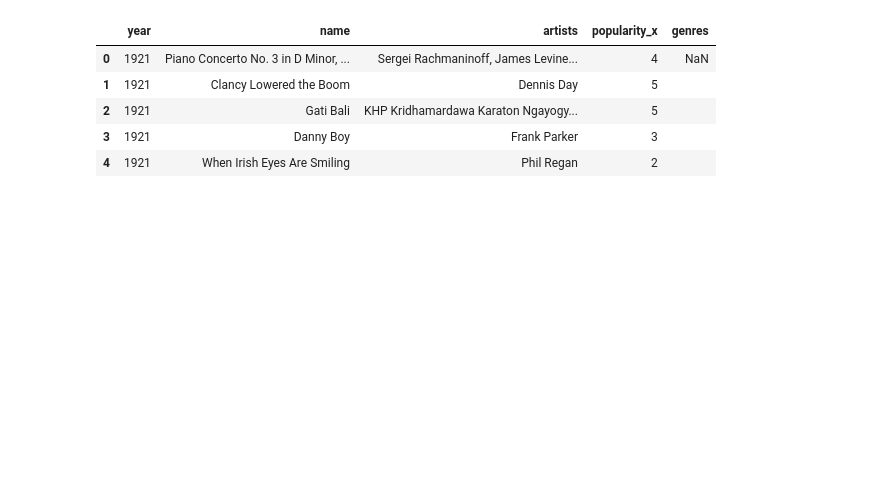
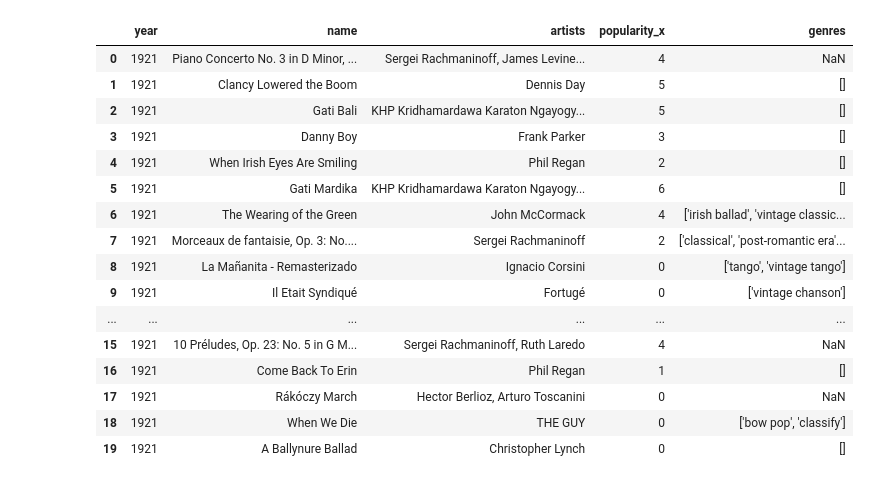
Before and after one commit to GND95/Project_1, a Jupyter notebook: popularity.ipynb, the cells around one changed output. Drawn from its saved outputs; the diff is of its cells as text; code cells hidden in the pictures; blank space fills up the shorter version.

```diff
--- a/popularity.ipynb
+++ b/popularity.ipynb
@@ -47,0 +27,3 @@ merge_genre.head(20)
+# %%
+#merge cvs with genres and the main date set
+merge_genre = music_df.merge(genre_df,on=["artists"],how = "left")
@@ -49,14 +50,25 @@ merge_genre.head(20)
 # Create dataframe with only necesary columns
 year_df = merge_genre[["year","name","artists","popularity_x","genres"]]
 # %%
-year_df.head()
+year_df.head(20)
 # %% [output]
 |  | year | name | artists | popularity_x | genres |
 | 0 | 1921 | Piano Concerto No. 3 in D Minor, ... | Sergei Rachmaninoff, James Levine... | 4 | NaN |
-| 1 | 1921 | Clancy Lowered the Boom | Dennis Day | 5 |  |
-| 2 | 1921 | Gati Bali | KHP Kridhamardawa Karaton Ngayogy... | 5 |  |
-| 3 | 1921 | Danny Boy | Frank Parker | 3 |  |
-| 4 | 1921 | When Irish Eyes Are Smiling | Phil Regan | 2 |  |
+| 1 | 1921 | Clancy Lowered the Boom | Dennis Day | 5 | [] |
+| 2 | 1921 | Gati Bali | KHP Kridhamardawa Karaton Ngayogy... | 5 | [] |
+| 3 | 1921 | Danny Boy | Frank Parker | 3 | [] |
+| 4 | 1921 | When Irish Eyes Are Smiling | Phil Regan | 2 | [] |
+| 5 | 1921 | Gati Mardika | KHP Kridhamardawa Karaton Ngayogy... | 6 | [] |
+| 6 | 1921 | The Wearing of the Green | John McCormack | 4 | ['irish ballad', 'vintage classic... |
+| 7 | 1921 | Morceaux de fantaisie, Op. 3: No.... | Sergei Rachmaninoff | 2 | ['classical', 'post-romantic era'... |
+| 8 | 1921 | La Mañanita - Remasterizado | Ignacio Corsini | 0 | ['tango', 'vintage tango'] |
+| 9 | 1921 | Il Etait Syndiqué | Fortugé | 0 | ['vintage chanson'] |
+| ... | ... | ... | ... | ... | ... |
+| 15 | 1921 | 10 Préludes, Op. 23: No. 5 in G M... | Sergei Rachmaninoff, Ruth Laredo | 4 | NaN |
+| 16 | 1921 | Come Back To Erin | Phil Regan | 1 | [] |
+| 17 | 1921 | Rákóczy March | Hector Berlioz, Arturo Toscanini | 0 | NaN |
+| 18 | 1921 | When We Die | THE GUY | 0 | ['bow pop', 'classify'] |
+| 19 | 1921 | A Ballynure Ballad | Christopher Lynch | 0 | [] |
 # %%
 #group by & find the max
 # %%
```
Also changed, not shown: parts of 13 cells of this notebook.
